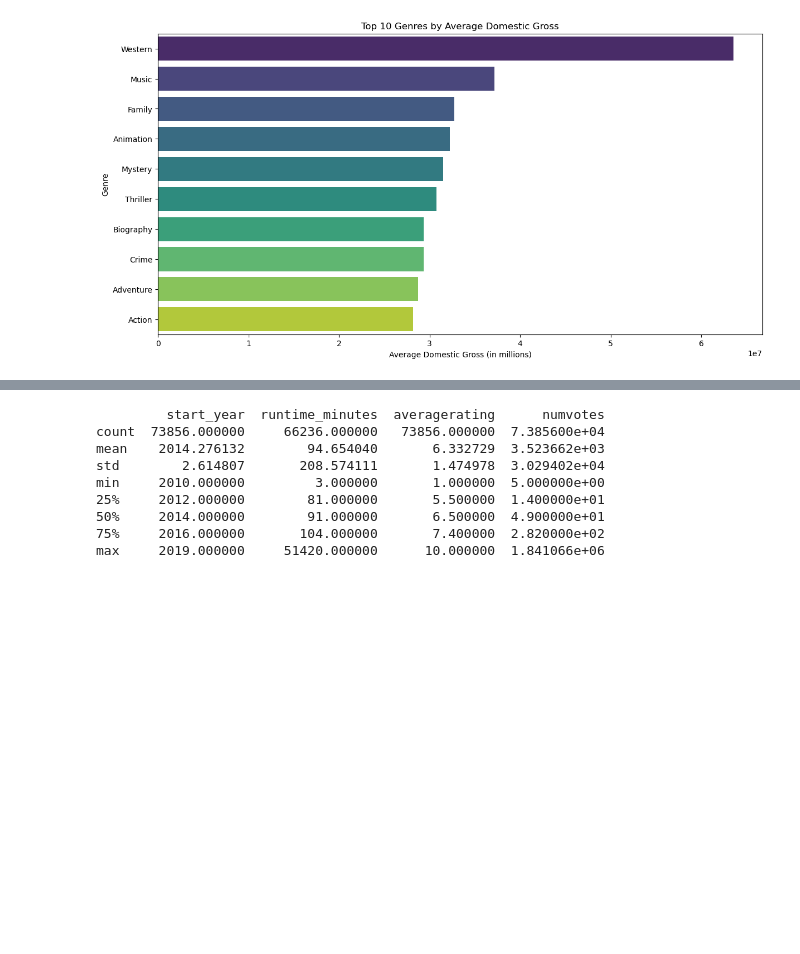
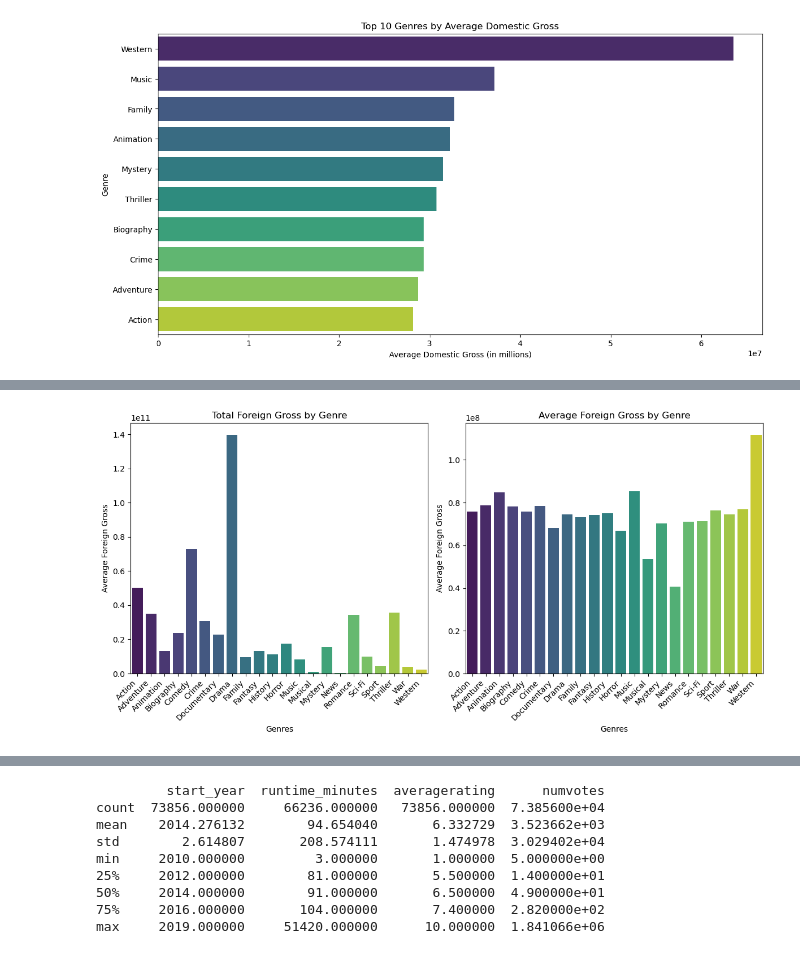
Before and after one commit to omendez930/dsc-project2-movie-studio, a Jupyter notebook: index.ipynb, the cells around one changed output, grey strips where cells are left out. Cells and saved outputs as stored; diff of their text form; code cells hidden in the pictures; blank space fills up the shorter version.

```diff
--- a/index.ipynb
+++ b/index.ipynb
@@ -418,0 +497,25 @@ plt.show()
+# %%
+# Bar plot for average domestic and foreign gross by genre
+plt.figure(figsize=(12, 6))
+
+# Plot average domestic gross
+plt.subplot(1, 2, 1)
+sns.barplot(data=gross_by_genre, x='genres', y='total_foreign_gross', palette='viridis')
+plt.title('Total Foreign Gross by Genre')
+plt.xlabel('Genres')
+plt.ylabel('Average Foreign Gross')
+plt.xticks(rotation=45, ha='right')
+
+
+# Plot average foreign gross
+plt.subplot(1, 2, 2)
+sns.barplot(data=gross_by_genre, x='genres', y='average_foreign_gross', palette='viridis')
+plt.title('Average Foreign Gross by Genre')
+plt.xlabel('Genres')
+plt.ylabel('Average Foreign Gross')
+plt.xticks(rotation=45, ha='right')
+
+plt.tight_layout()
+plt.show()
+# %% [output]
+[figure, added]
```
Also changed, not shown: parts of 17 cells of this notebook, 9 other files.
